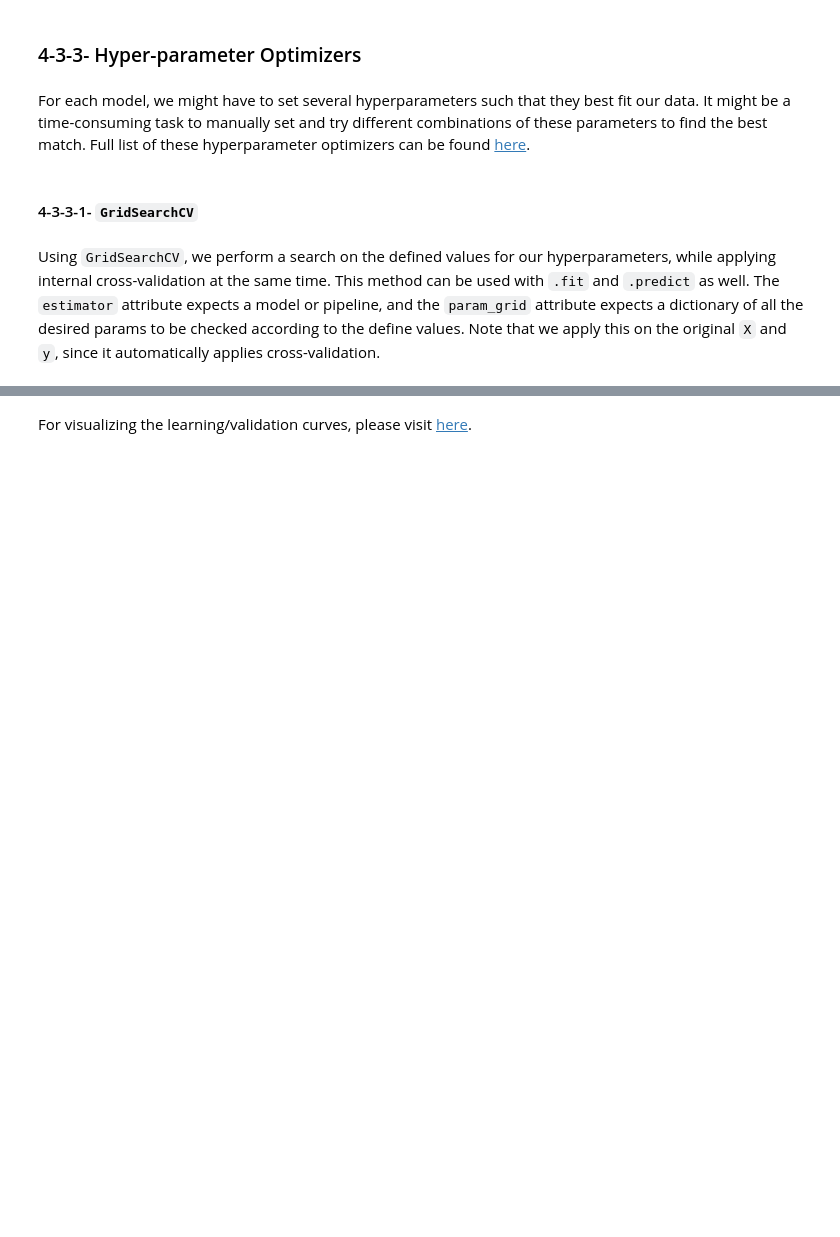
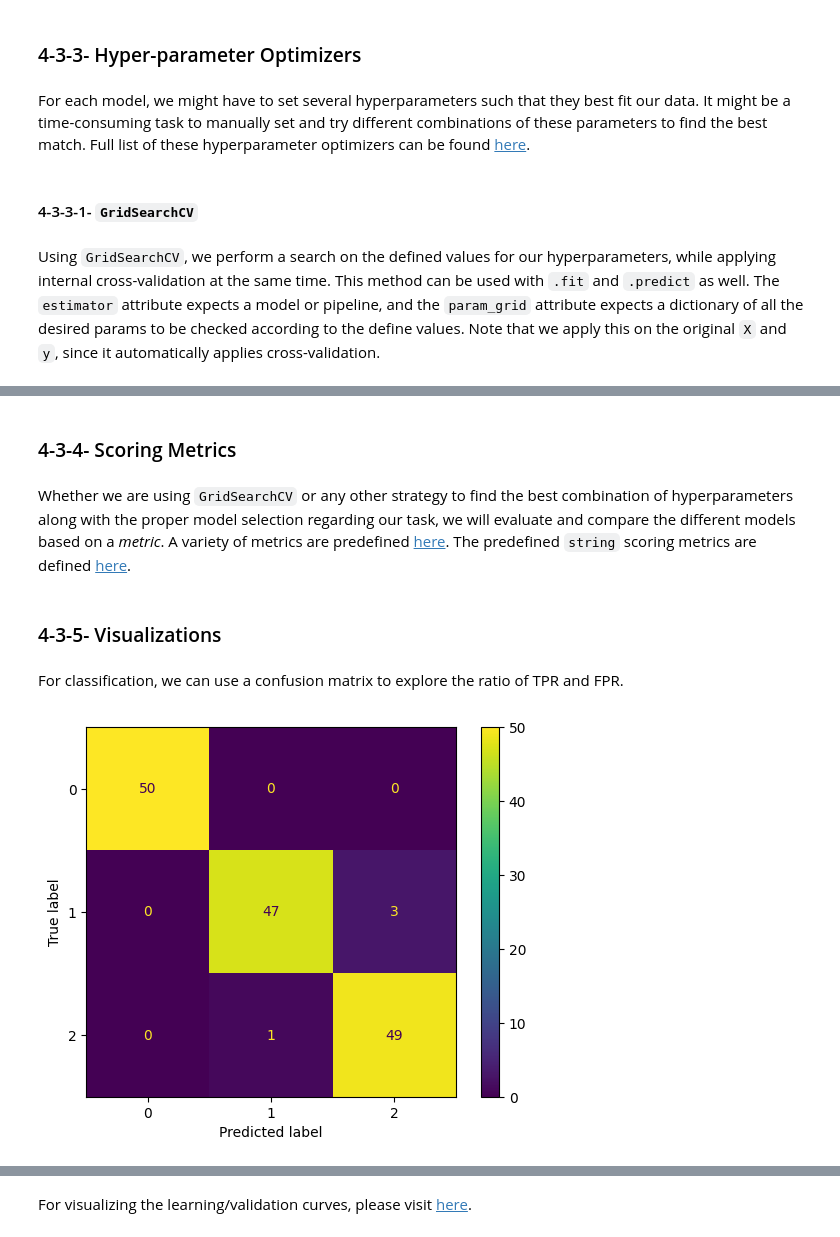
Before and after one commit to tabaraei/Data-Science-Toolkit, a Jupyter notebook: Scikit-Learn.ipynb, the cells around one changed output, grey strips where cells are left out. Drawn from its saved outputs; the diff is of its cells as text; code cells hidden in the pictures; blank space fills up the shorter version.

```diff
--- a/Scikit-Learn.ipynb
+++ b/Scikit-Learn.ipynb
@@ -1313,0 +1436,23 @@ pd.DataFrame(grid.cv_results_)
+# %% [markdown]
+### 4-3-4- Scoring Metrics
+# %% [markdown]
+Whether we are using `GridSearchCV` or any other strategy to find the best combination of hyperparameters along with the proper model selection regarding our task, we will evaluate and compare the different models based on a _metric_. A variety of metrics are predefined [here](https://scikit-learn.org/stable/modules/classes.html#sklearn-metrics-metrics). The predefined `string` scoring metrics are defined [here](https://scikit-learn.org/stable/modules/model_evaluation.html).
+# %% [markdown]
+### 4-3-5- Visualizations
+# %% [markdown]
+For classification, we can use a confusion matrix to explore the ratio of TPR and FPR.
+# %%
+from sklearn.datasets import load_iris
+from sklearn.linear_model import LogisticRegression
+from sklearn.metrics import confusion_matrix, ConfusionMatrixDisplay
+
+X, y = load_iris(return_X_y=True)
+clf = LogisticRegression(random_state=0, max_iter=1000)
+clf.fit(X, y)
+y_pred = clf.predict(X)
+
+cm = confusion_matrix(y, y_pred, labels=clf.classes_)
+disp = ConfusionMatrixDisplay(confusion_matrix=cm, display_labels=clf.classes_)
+disp.plot();
+# %% [output]
+[figure, added]
```
Also changed, not shown: parts of 70 cells of this notebook.
